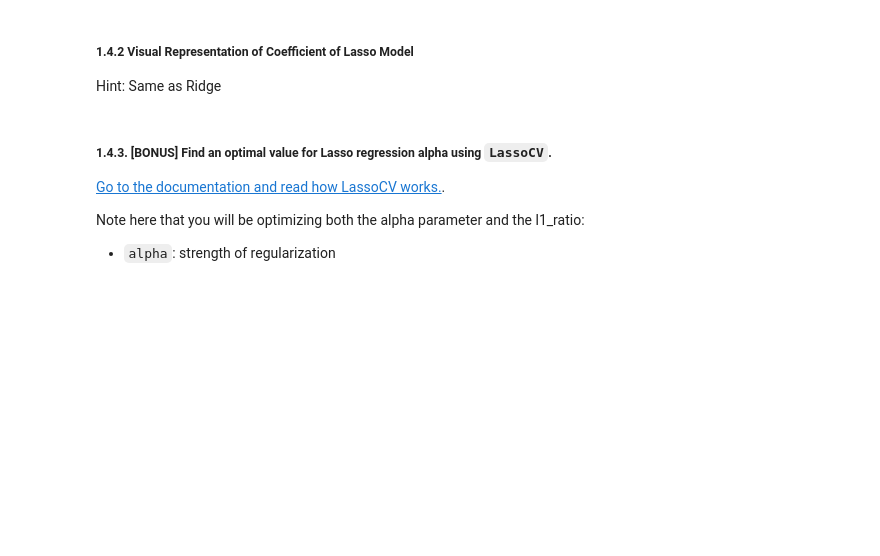
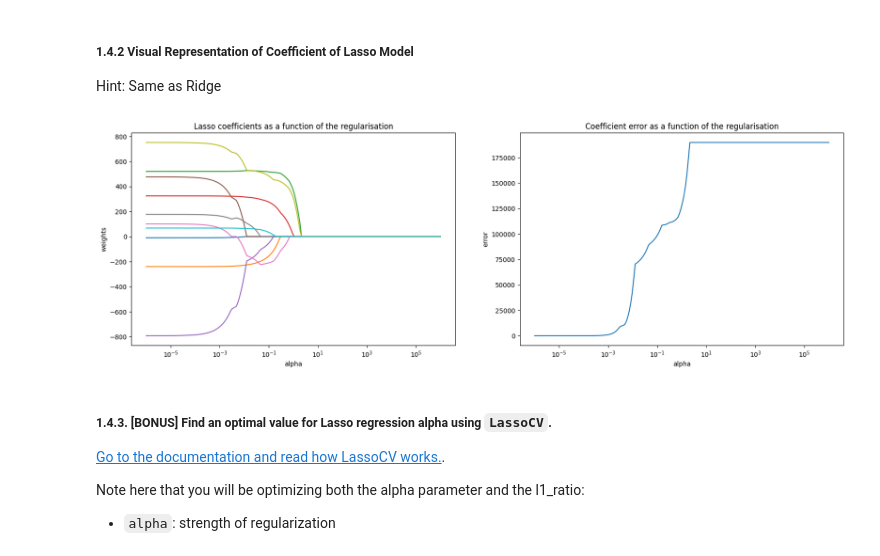
Before and after one commit to KAnantanawat0/IOD, a Jupyter notebook: Module_4/Lab 4/IOD_Lab.4.4.ipynb, the cells around one changed output. Drawn from its saved outputs; the diff is of its cells as text; code cells hidden in the pictures; blank space fills up the shorter version.

```diff
--- a/Module_4/Lab 4/IOD_Lab.4.4.ipynb
+++ b/Module_4/Lab 4/IOD_Lab.4.4.ipynb
@@ -209,13 +209,21 @@ array([  -1.26474186, -216.39460047,  501.54971795,  308.13254162,
 ## Calculate Lasso Regression model
 
 # create a model object to hold the modelling parameters
+lassomodel = Lasso()
 
 # keep track of the intermediate results for coefficients and errors
-
+lasso_coefs = []
+lasso_erros = []
 
 # create a range of alphas to calculate
+lasso_alphas = np.logspace(-6, 6, 200)
 
 # Train the model with different regularisation strengths
+for a in lasso_alphas:
+    lassomodel.set_params(alpha=a)
+    lassomodel.fit(X,y)
+    lasso_coefs.append(lassomodel.coef_)
+    lasso_erros.append(mean_squared_error(lassomodel.coef_, model.coef_))
 # %% [markdown]
 ##### 1.4.2 Visual Representation of Coefficient of Lasso Model
 
@@ -225,3 +231,28 @@ Hint: Same as Ridge
+# %%
+# Display results
+plt.figure(figsize = (20,6))
+
+plt.subplot(121)
+ax = plt.gca()
+ax.plot(lasso_alphas, lasso_coefs)
+ax.set_xscale('log')
+plt.xlabel('alpha')
+plt.ylabel('weights')
+plt.title('Lasso coefficients as a function of the regularisation')
+plt.axis('tight')
+
+plt.subplot(122)
+ax = plt.gca()
+ax.plot(lasso_alphas, lasso_erros)
+ax.set_xscale('log')
+plt.xlabel('alpha')
+plt.ylabel('error')
+plt.title('Coefficient error as a function of the regularisation')
+plt.axis('tight')
+
+plt.show()
+# %% [output]
+[figure, added]
 # %% [markdown]
 ##### 1.4.3. [BONUS]  Find an optimal value for Lasso regression alpha using `LassoCV`.
 
```
Also changed, not shown: parts of 10 cells of this notebook, 5 other files.
